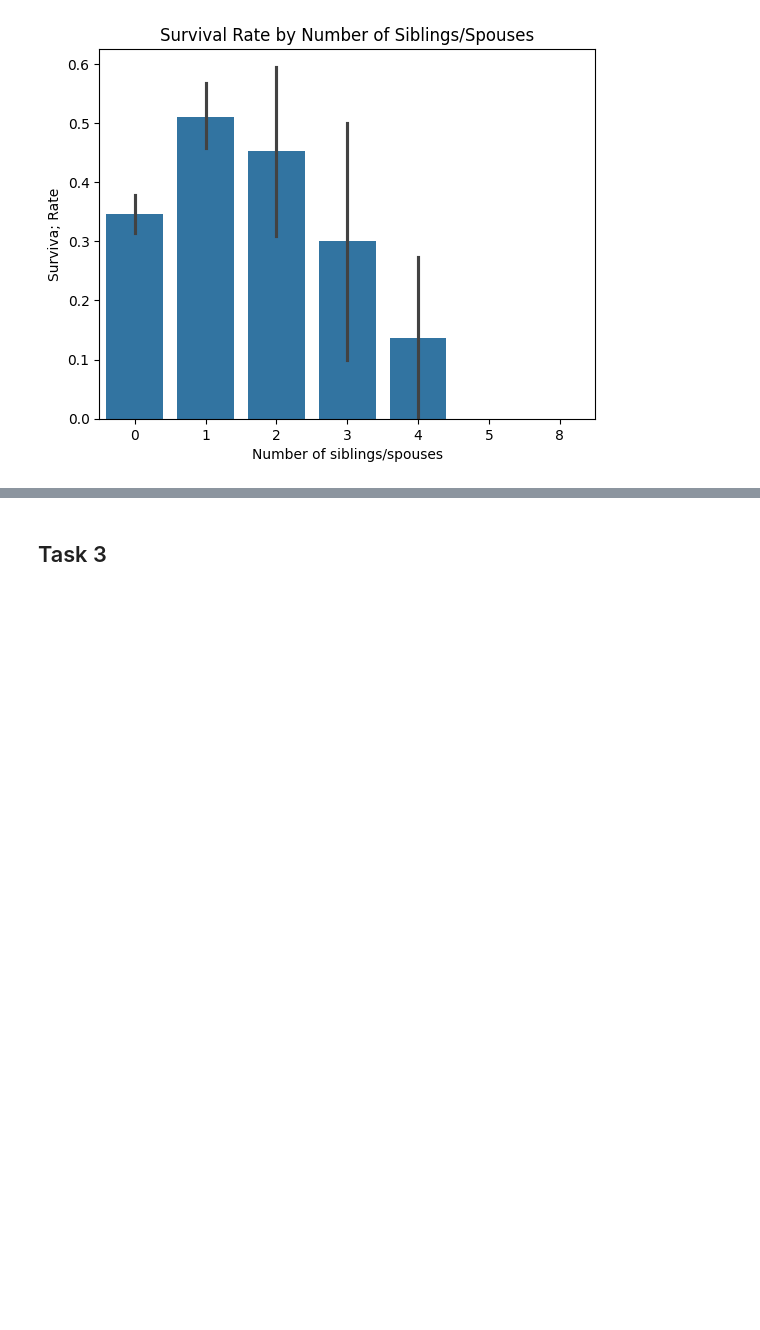
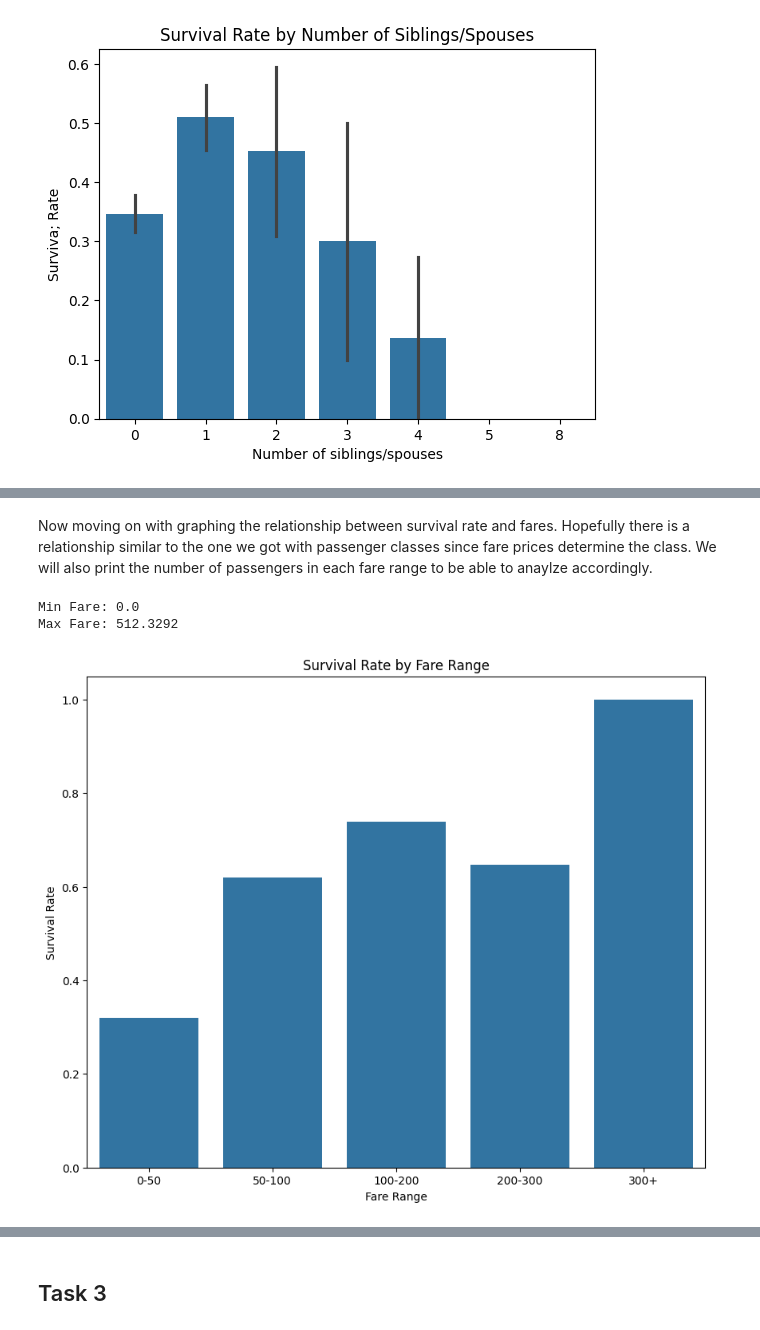
Before and after one commit to cayetana-h/ML-fundamentals-2025, a Jupyter notebook: first_assignment/assignment_1_cayetana_hinostroza.ipynb, the cells around one changed output, grey strips where cells are left out. Saved outputs shown, nothing was run; the diff lists cells and outputs as text; code cells hidden in the pictures; blank space fills up the shorter version.

```diff
--- a/first_assignment/assignment_1_cayetana_hinostroza.ipynb
+++ b/first_assignment/assignment_1_cayetana_hinostroza.ipynb
@@ -113,0 +207,34 @@ The most relevant relationship I found was the survival rate by class. As one co
+# %% [markdown]
+Now moving on with graphing the relationship between survival rate and fares. Hopefully there is a relationship similar to the one we got with passenger classes since fare prices determine the class. We will also print the number of passengers in each fare range to be able to anaylze accordingly.
+# %%
+# First I need to find min and max fares to know how to split the bins
+
+min_fare = df['fare'].min()
+max_fare = df['fare'].max()
+
+print("Min Fare:", min_fare)
+print("Max Fare:", max_fare)
+# %% [output]
+Min Fare: 0.0
+Max Fare: 512.3292
+# %%
+# Now that we know the min and max we can split the bins accordingly
+
+fare_bins = [0, 50, 100, 200, 300, 512.33]
+fare_ranges = ['0-50', '50-100', '100-200', '200-300', '300+']
+
+
+df_copy['fare_group'] = pd.cut(df_copy['fare'], bins=fare_bins, labels=fare_ranges, right=False)
+
+fare_survival_rate = df_copy.groupby('fare_group')['survived'].mean()
+
+
+plt.figure(figsize=(10, 8))
+sns.barplot(x=fare_survival_rate.index, y=fare_survival_rate.values)
+plt.title("Survival Rate by Fare Range")
+plt.xlabel("Fare Range")
+plt.ylabel("Survival Rate")
+
+plt.show()
+# %% [output]
+[figure, added]
```
Also changed, not shown: parts of 27 cells of this notebook.
